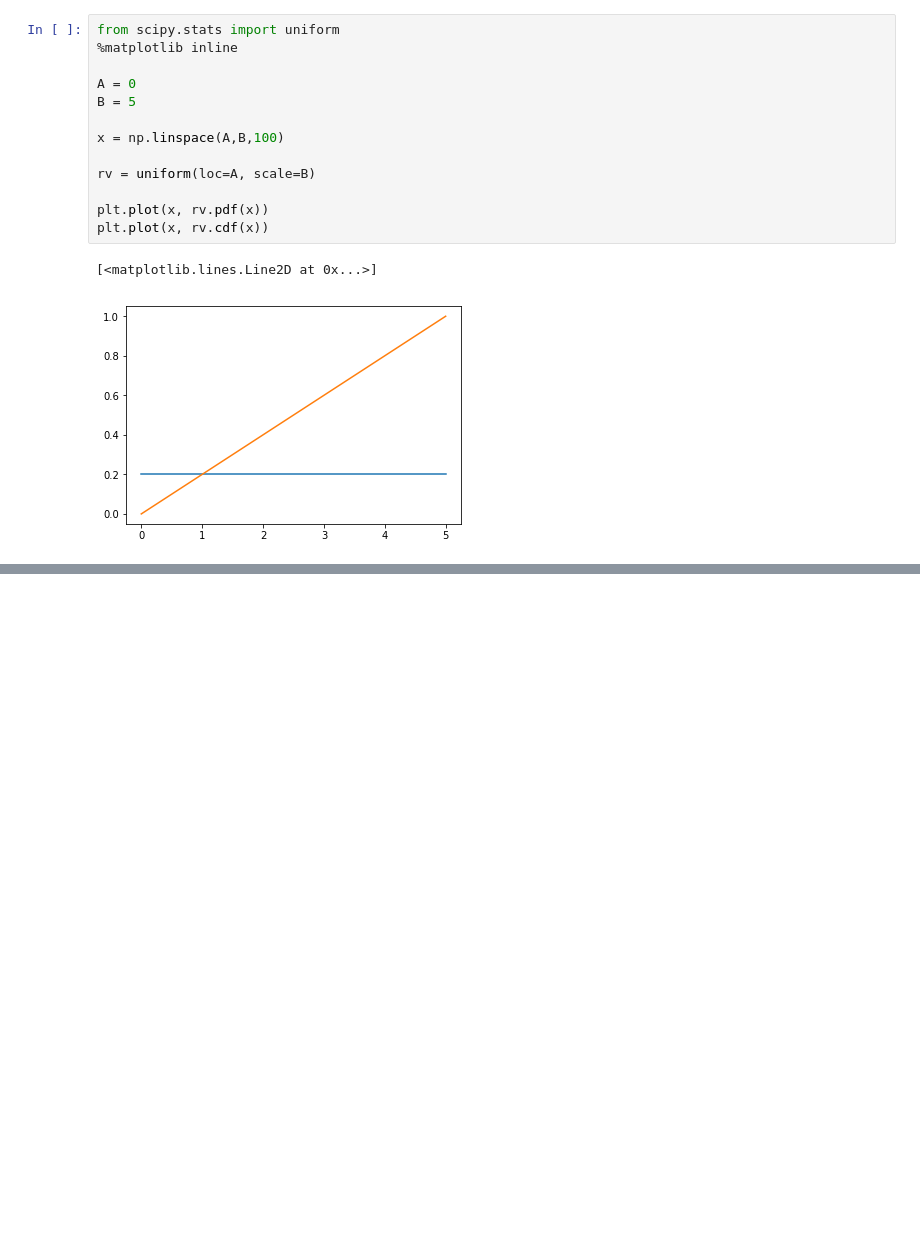
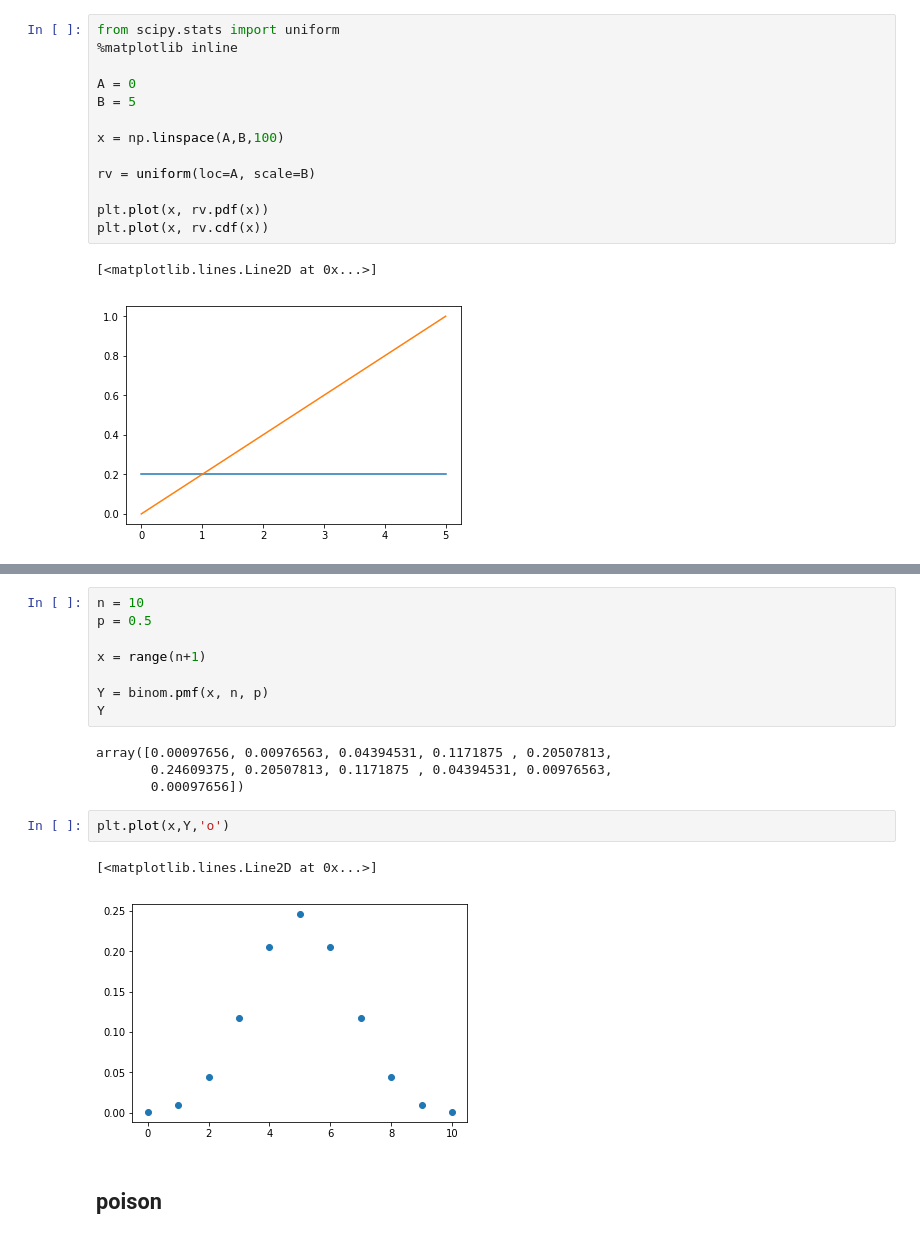
Before and after one commit to ducksfrogs/pycode, a Jupyter notebook: jup/stats/stats_f.ipynb, the cells around one changed output, grey strips where cells are left out. Saved outputs shown, nothing was run; the diff lists cells and outputs as text; blank space fills up the shorter version.

Commit message:
poison

```diff
--- a/jup/stats/stats_f.ipynb
+++ b/jup/stats/stats_f.ipynb
@@ -54,0 +122,19 @@ plt.plot(x, rv.cdf(x))
+# %%
+n = 10
+p = 0.5
+
+x = range(n+1)
+
+Y = binom.pmf(x, n, p)
+Y
+# %% [output]
+array([0.00097656, 0.00976563, 0.04394531, 0.1171875 , 0.20507813,
+       0.24609375, 0.20507813, 0.1171875 , 0.04394531, 0.00976563,
+       0.00097656])
+# %%
+plt.plot(x,Y,'o')
+# %% [output]
+[<matplotlib.lines.Line2D at 0x...>]
+[figure, added]
+# %% [markdown]
+## poison
```
Also changed, not shown: parts of 14 cells of this notebook.
